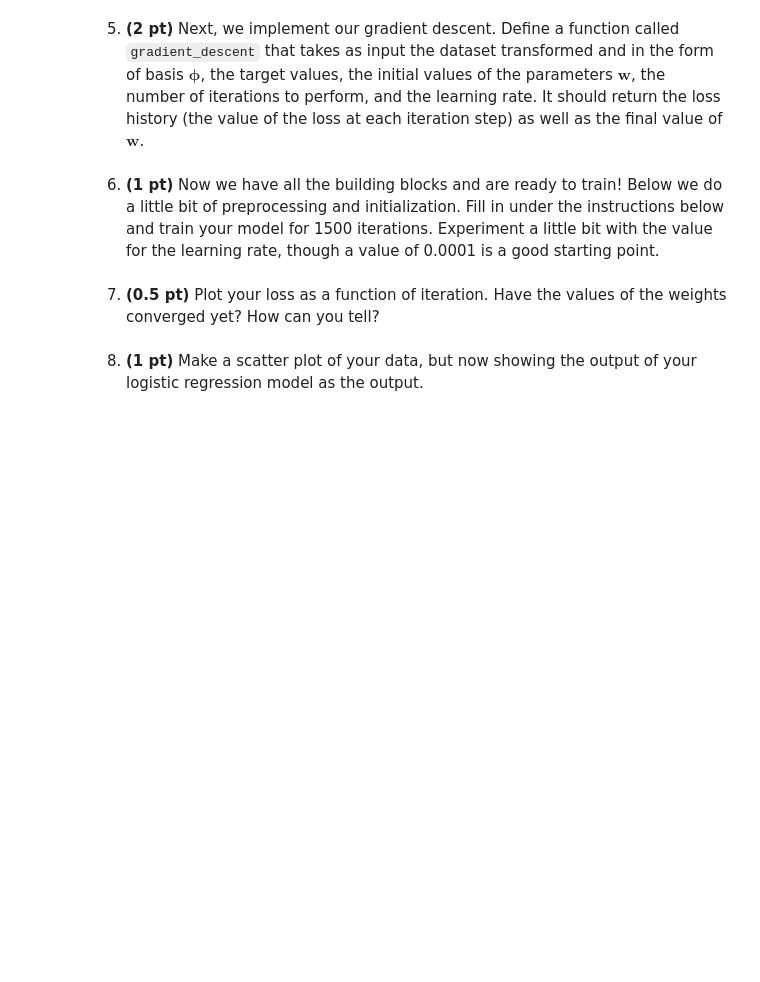
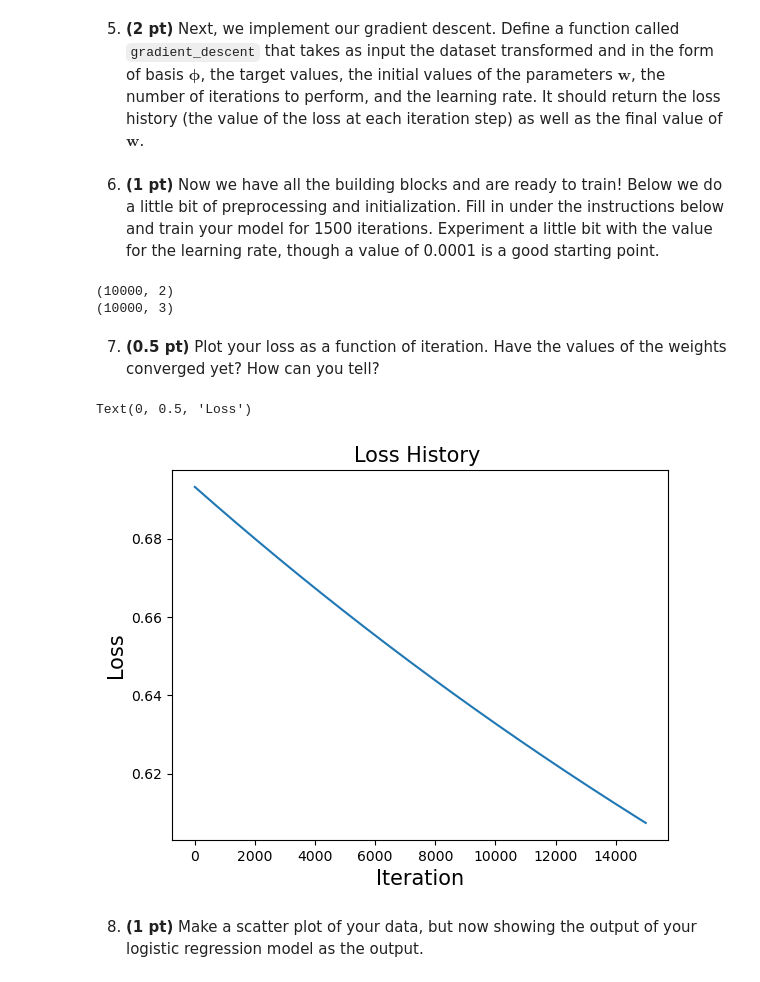
Before and after one commit to afinemax/machine_learning_2024, a Jupyter notebook: hw/ML4PhA_2024_Exercise_sheet_3.ipynb, the cells around one changed output. Saved outputs shown, nothing was run; the diff lists cells and outputs as text; code cells hidden in the pictures; blank space fills up the shorter version.

```diff
--- a/hw/ML4PhA_2024_Exercise_sheet_3.ipynb
+++ b/hw/ML4PhA_2024_Exercise_sheet_3.ipynb
@@ -553,17 +561,54 @@ def phi(x):
+# %%
+def gradient_descent(input_data, phi, t, w_init, n_iterations, learning_rate):
+    w = w_init
+    loss_history = np.zeros(n_iterations)
+
+    # Initialize a list to store the loss history
+
+    for i in range(n_iterations):
+        phi_matrix = phi(input_data)
+
+        # Calculate predictions
+        a = np.dot(phi_matrix, w)
+        y = sigmoid(a)
+
+        # Calculate the gradient
+        gradient = np.dot(phi_matrix.T, (y - t)) / t.size
+
+        # Update the weights
+        w -= learning_rate * gradient # is this the only thing that changes?
+                                      # I do not feel like I'm learning
+
+        # Calculate and store the loss
+        loss_history[i] = loss(t, y)
+
+    return loss_history, w
 # %% [markdown]
 6. **(1 pt)**  Now we have all the building blocks and are ready to train! Below we do a little bit of preprocessing and initialization. Fill in under the instructions below and train your model for 1500 iterations. Experiment a little bit with the value for the learning rate, though a value of  0.0001 is a good starting point.
 # %%
 # Transform X into phi using the function you wrote above
 # Question: What are the dimensions of phi_x?
+
 # Your code
+print(np.shape(input_arr))
+phi_matrix = phi(input_arr)
 # Your answer
+print(np.shape(phi_matrix))
+# I hope its N, by D + 1 #
 
 # In order to start gradient descent, we initialize our parameters w_init, typically with small values
 # Question: Why would initializing with all zeroes be potentially problematic?
 # Your code
+w_init = 0.0003*np.ones(3)
 # Your answer
+# with all zeros, it will cause numerical errors when attempting to calcualte, the solution will also be all zeros so it wont evolve
 
 # Call your gradient_descent function here using the intiailizations from above
 # Your code
+
+loss_history, w_fit = gradient_descent(input_arr, phi=phi, t=T, w_init=w_init, n_iterations=15000, learning_rate=0.001,)
+# %% [output]
+(10000, 2)
+(10000, 3)
 # %% [markdown]
 7. **(0.5 pt)** Plot your loss as a function of iteration. Have the values of the weights converged yet? How can you tell?
@@ -572,2 +615,12 @@ def phi(x):
+# %%
+# Your code
+
+plt.plot(loss_history)
+plt.title("Loss History ", fontsize=15)
+plt.xlabel('Iteration', fontsize=15)
+plt.ylabel('Loss', fontsize=15)
+# %% [output]
+Text(0, 0.5, 'Loss')
+[figure, added]
 # %% [markdown]
 8. **(1 pt)** Make a scatter plot of your data, but now showing the output of your logistic regression model as the output.
```
Also changed, not shown: parts of 10 cells of this notebook.
